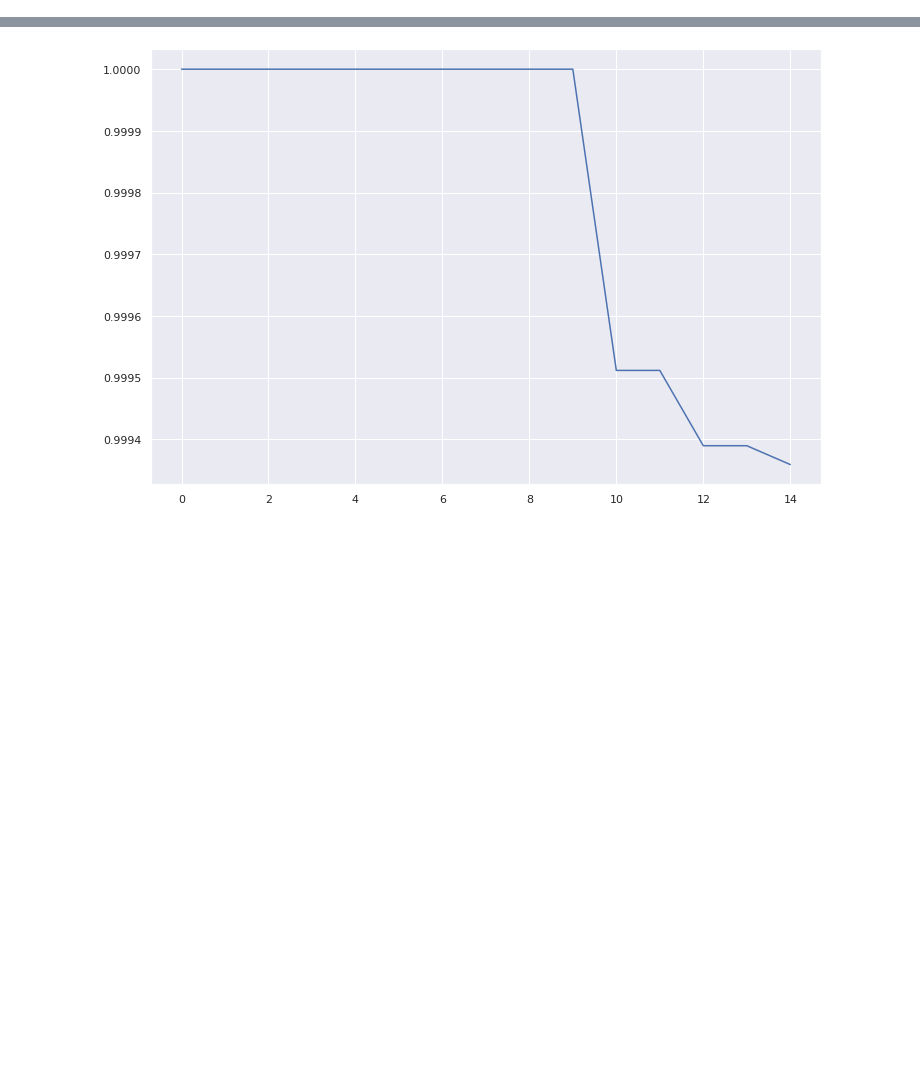
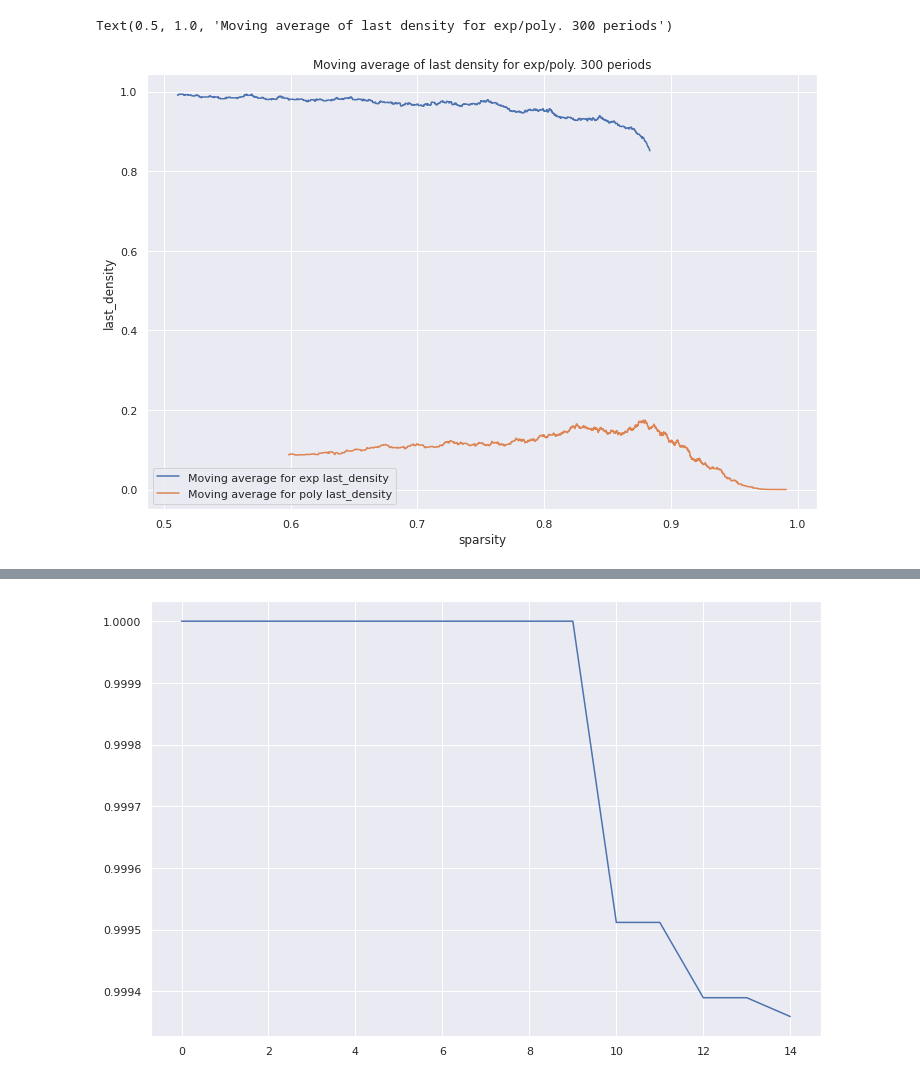
Before and after one commit to viantirreau/count-nfa, a Jupyter notebook: Random from matrices stats.ipynb, the cells around one changed output, grey strips where cells are left out. Cells and saved outputs as stored; diff of their text form; code cells hidden in the pictures; blank space fills up the shorter version.

```diff
--- a/Random from matrices stats.ipynb
+++ b/Random from matrices stats.ipynb
@@ -37,3 +45,20 @@ sns.scatterplot(data=df, x="sparsity", y="last_density", hue="probably_exp")
+# %%
+window = 300
+ax = (
+    df[df.probably_exp == True]
+    .sort_values(by="sparsity")
+    .rolling(window=window)
+    .mean()
+    .plot(x="sparsity", y="last_density", label="Moving average for exp last_density")
+)
+df[df.probably_exp == False].sort_values(by="sparsity").rolling(window=window).mean().plot(
+    x="sparsity", y="last_density", ax=ax, label="Moving average for poly last_density"
+)
+plt.ylabel("last_density");
+plt.title(f"Moving average of last density for exp/poly. {window} periods")
+# %% [output]
+Text(0.5, 1.0, 'Moving average of last density for exp/poly. 300 periods')
+[figure, added]
 # %%
 sns.scatterplot(data=df, x="sparsity", y="last_density", hue="height", palette="Set2")
 # %% [output]
```
Also changed, not shown: parts of 6 cells of this notebook, 2 other files.
